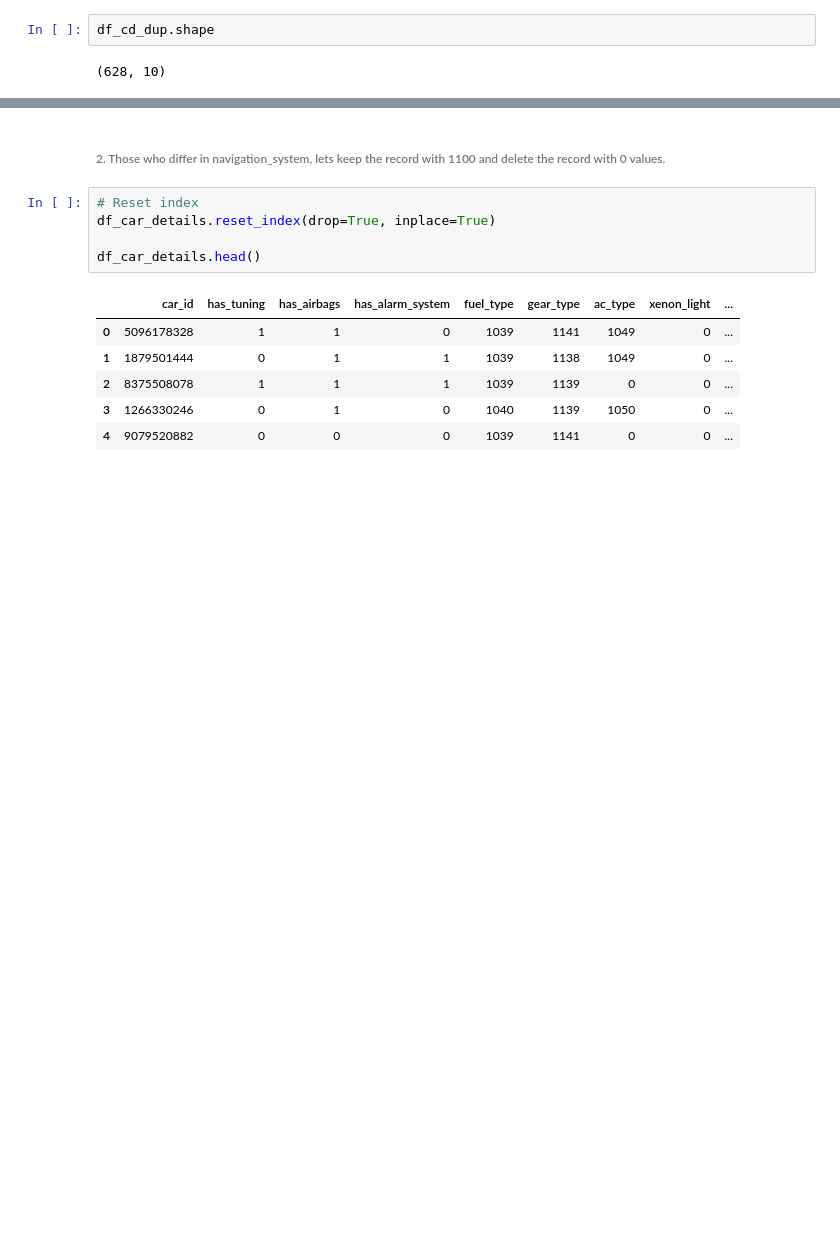
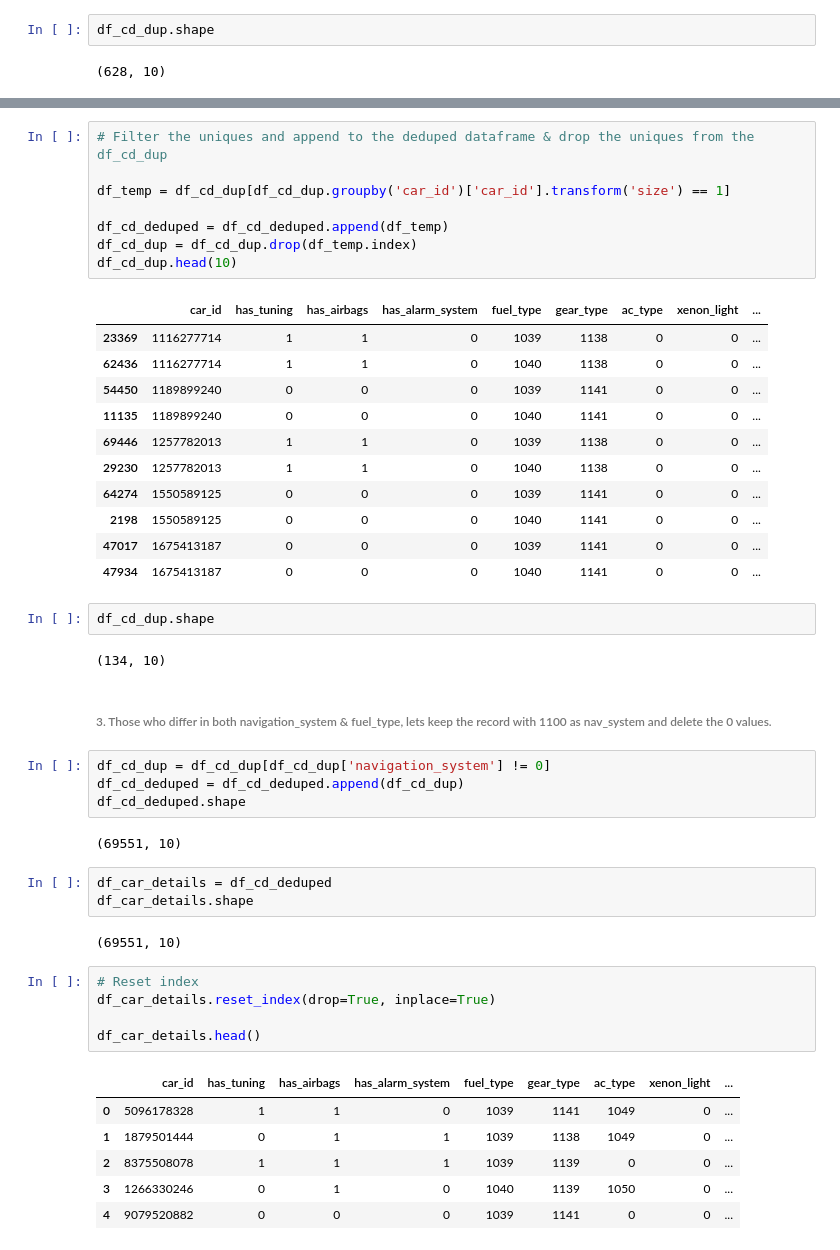
Before and after one commit to dileepsathyan/assignments, a Jupyter notebook: Vroom Virtusa/Vroom Virtusa Assignment.ipynb, the cells around one changed output, grey strips where cells are left out. Cells and saved outputs as stored; diff of their text form; blank space fills up the shorter version.

```diff
--- a/Vroom Virtusa/Vroom Virtusa Assignment.ipynb
+++ b/Vroom Virtusa/Vroom Virtusa Assignment.ipynb
@@ -302,5 +320,40 @@ df_cd_dup.shape
+# %%
+# Filter the uniques and append to the deduped dataframe & drop the uniques from the df_cd_dup
+
+df_temp = df_cd_dup[df_cd_dup.groupby('car_id')['car_id'].transform('size') == 1]
+
+df_cd_deduped = df_cd_deduped.append(df_temp)
+df_cd_dup = df_cd_dup.drop(df_temp.index)
+df_cd_dup.head(10)
+# %% [output]
+|  | car_id | has_tuning | has_airbags | has_alarm_system | fuel_type | gear_type | ac_type | xenon_light | ... |
+| 23369 | 1116277714 | 1 | 1 | 0 | 1039 | 1138 | 0 | 0 | ... |
+| 62436 | 1116277714 | 1 | 1 | 0 | 1040 | 1138 | 0 | 0 | ... |
+| 54450 | 1189899240 | 0 | 0 | 0 | 1039 | 1141 | 0 | 0 | ... |
+| 11135 | 1189899240 | 0 | 0 | 0 | 1040 | 1141 | 0 | 0 | ... |
+| 69446 | 1257782013 | 1 | 1 | 0 | 1039 | 1138 | 0 | 0 | ... |
+| 29230 | 1257782013 | 1 | 1 | 0 | 1040 | 1138 | 0 | 0 | ... |
+| 64274 | 1550589125 | 0 | 0 | 0 | 1039 | 1141 | 0 | 0 | ... |
+| 2198 | 1550589125 | 0 | 0 | 0 | 1040 | 1141 | 0 | 0 | ... |
+| 47017 | 1675413187 | 0 | 0 | 0 | 1039 | 1141 | 0 | 0 | ... |
+| 47934 | 1675413187 | 0 | 0 | 0 | 1040 | 1141 | 0 | 0 | ... |
+# %%
+df_cd_dup.shape
+# %% [output]
+(134, 10)
 # %% [markdown]
-###### 2. Those who differ in navigation_system, lets keep the record with 1100 and delete the record with 0 values.
+###### 3. Those who differ in both navigation_system & fuel_type, lets keep the record with 1100 as nav_system and delete the 0 values.
+# %%
+df_cd_dup = df_cd_dup[df_cd_dup['navigation_system'] != 0]
+df_cd_deduped = df_cd_deduped.append(df_cd_dup)
+df_cd_deduped.shape
+# %% [output]
+(69551, 10)
+# %%
+df_car_details = df_cd_deduped
+df_car_details.shape
+# %% [output]
+(69551, 10)
 # %%
 # Reset index
 df_car_details.reset_index(drop=True, inplace=True)
```
Also changed, not shown: parts of 2 cells of this notebook.
